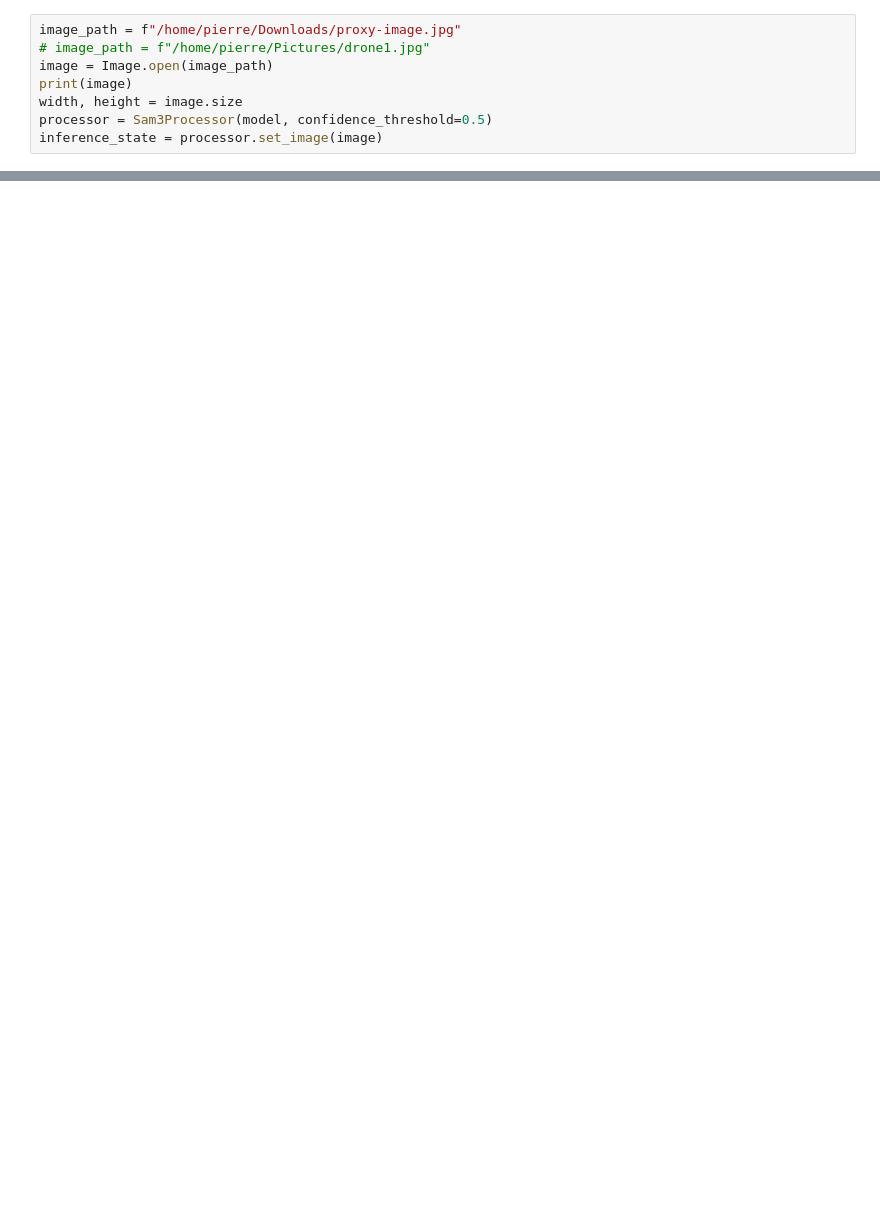
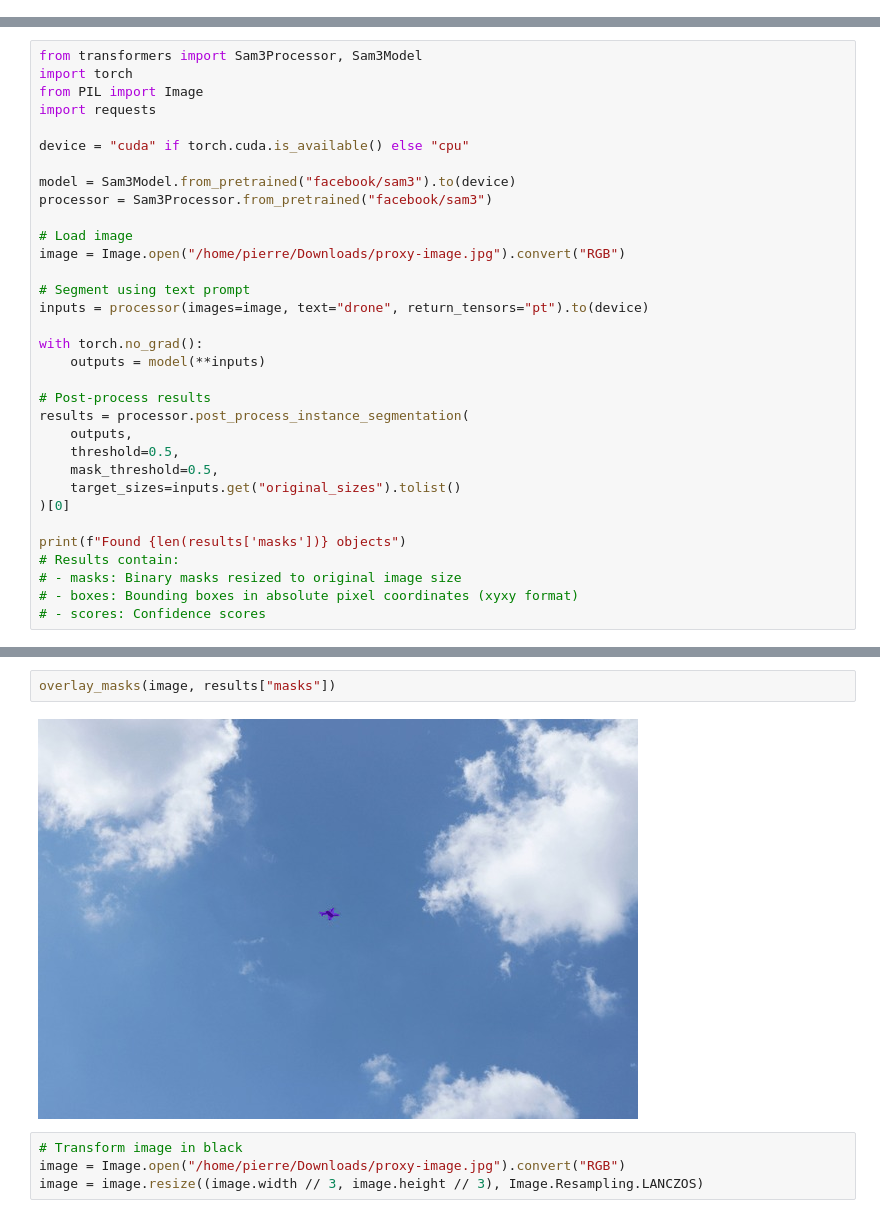
Before and after one commit to PST4Hibou/AI, a Jupyter notebook: notebooks/AI/sam3/sam3.ipynb, the cells around one changed output, grey strips where cells are left out. Cells and saved outputs as stored; diff of their text form; blank space fills up the shorter version.

```diff
--- a/notebooks/AI/sam3/sam3.ipynb
+++ b/notebooks/AI/sam3/sam3.ipynb
@@ -21,8 +0,0 @@ device="cuda"
-# %%
-image_path = f"/home/pierre/Downloads/proxy-image.jpg"
-# image_path = f"/home/pierre/Pictures/drone1.jpg"
-image = Image.open(image_path)
-print(image)
-width, height = image.size
-processor = Sam3Processor(model, confidence_threshold=0.5)
-inference_state = processor.set_image(image)
@@ -47,0 +25,33 @@ AttributeError: 'Sam3Processor' object has no attribute 'init_video_session'
+# %%
+from transformers import Sam3Processor, Sam3Model
+import torch
+from PIL import Image
+import requests
+
+device = "cuda" if torch.cuda.is_available() else "cpu"
+
+model = Sam3Model.from_pretrained("facebook/sam3").to(device)
+processor = Sam3Processor.from_pretrained("facebook/sam3")
+
+# Load image
+image = Image.open("/home/pierre/Downloads/proxy-image.jpg").convert("RGB")
+
+# Segment using text prompt
+inputs = processor(images=image, text="drone", return_tensors="pt").to(device)
+
+with torch.no_grad():
+    outputs = model(**inputs)
+
+# Post-process results
+results = processor.post_process_instance_segmentation(
+    outputs,
+    threshold=0.5,
+    mask_threshold=0.5,
+    target_sizes=inputs.get("original_sizes").tolist()
+)[0]
+
+print(f"Found {len(results['masks'])} objects")
+# Results contain:
+# - masks: Binary masks resized to original image size
+# - boxes: Bounding boxes in absolute pixel coordinates (xyxy format)
+# - scores: Confidence scores
@@ -47,0 +69,8 @@ AttributeError: 'Sam3Processor' object has no attribute 'init_video_session'
+# %%
+overlay_masks(image, results["masks"])
+# %% [output]
+[figure, added]
+# %%
+# Transform image in black
+image = Image.open("/home/pierre/Downloads/proxy-image.jpg").convert("RGB")
+image = image.resize((image.width // 3, image.height // 3), Image.Resampling.LANCZOS)
```
Also changed, not shown: parts of 10 cells of this notebook, 10 other files.
